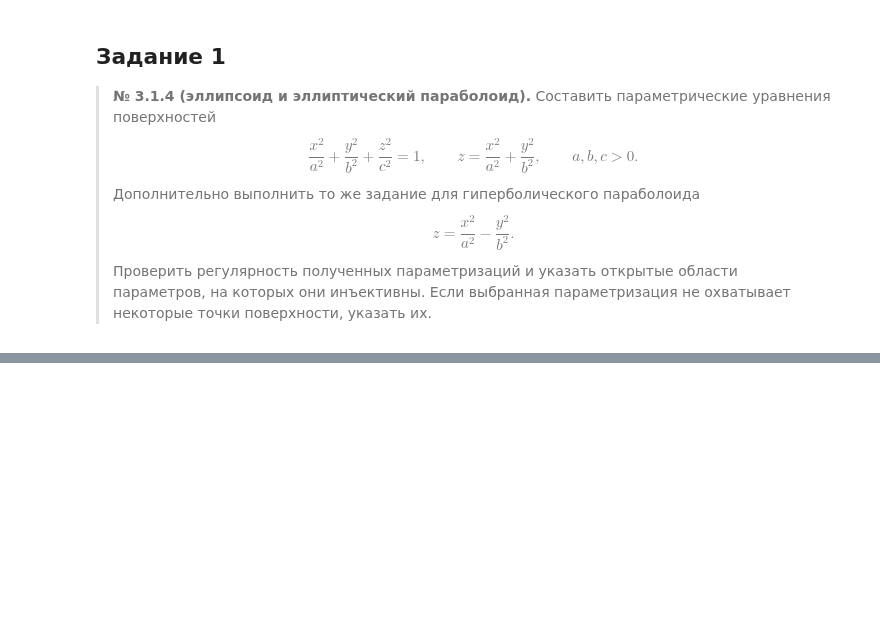
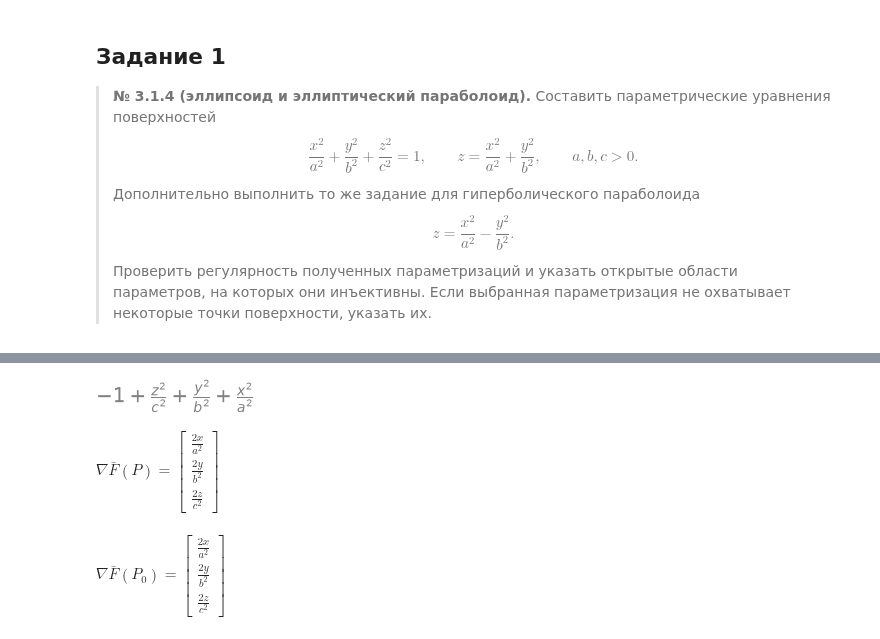
Before and after one commit to ivmulin/diffgeom, a Jupyter notebook: homework5/homework5.ipynb, the cells around one changed output, grey strips where cells are left out. Cells and saved outputs as stored; diff of their text form; code cells hidden in the pictures; blank space fills up the shorter version.

```diff
--- a/homework5/homework5.ipynb
+++ b/homework5/homework5.ipynb
@@ -24,0 +185,23 @@ display(r)
+# %%
+x, y, z = sp.symbols("x,y,z")
+x0, y0, z0 = sp.symbols("x0,y0,z0")
+
+P = (x, y, z)
+P0 = (x0, y0, z0)
+
+F = x**2 / a**2 + y**2 / b ** 2 + z**2 / c**2 - 1
+
+F
+# %% [output]
+[figure, added]
+# %%
+grad_F = sp.Matrix([F.diff(x), F.diff(y), F.diff(z)])
+
+display(Math(r"\nabla \bar{F} (P) = " + sp.latex(grad_F) ) )
+# %% [output]
+$\displaystyle \nabla \bar{F} (P) = \left[\begin{matrix}\frac{2 x}{a^{2}}\\\frac{2 y}{b^{2}}\\\frac{2 z}{c^{2}}\end{matrix}\right]$
+# %%
+grad_F_P0 = grad_F.subs(zip(P, P0))
+display(Math(r"\nabla \bar{F} (P_0) = " + sp.latex(grad_F) ) )
+# %% [output]
+$\displaystyle \nabla \bar{F} (P_0) = \left[\begin{matrix}\frac{2 x}{a^{2}}\\\frac{2 y}{b^{2}}\\\frac{2 z}{c^{2}}\end{matrix}\right]$
```
Also changed, not shown: parts of 26 cells of this notebook.
